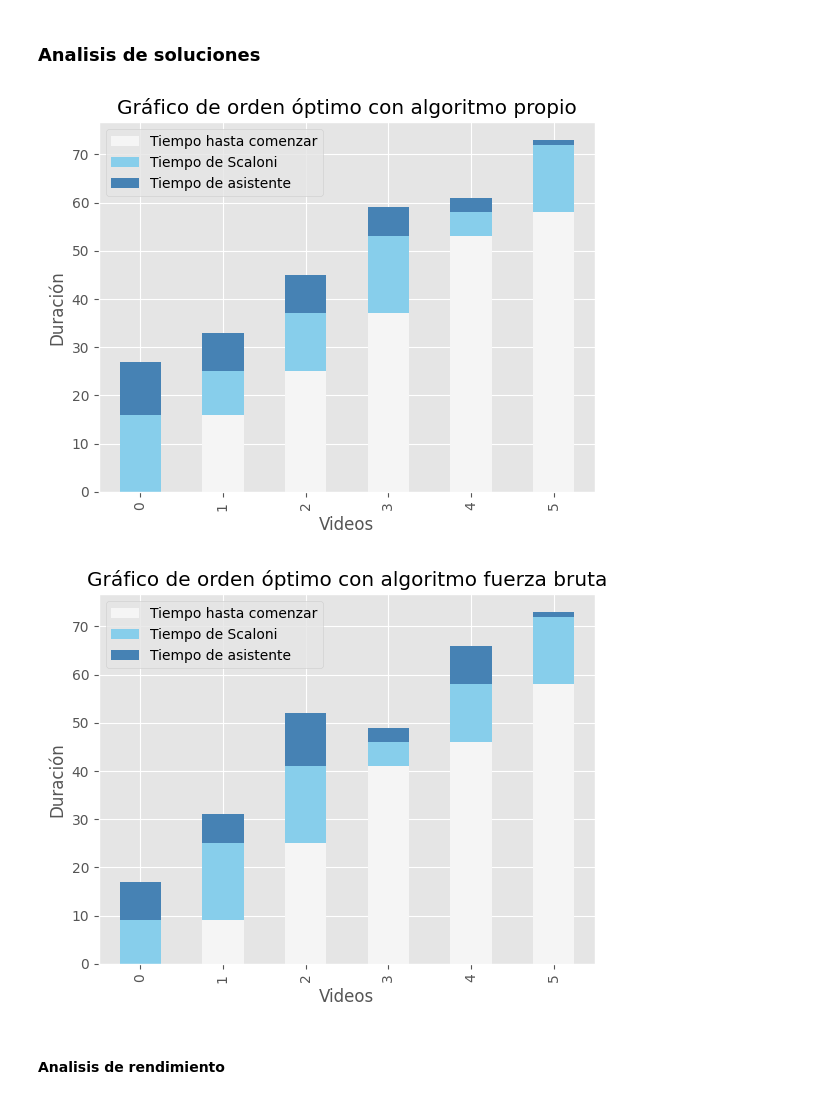
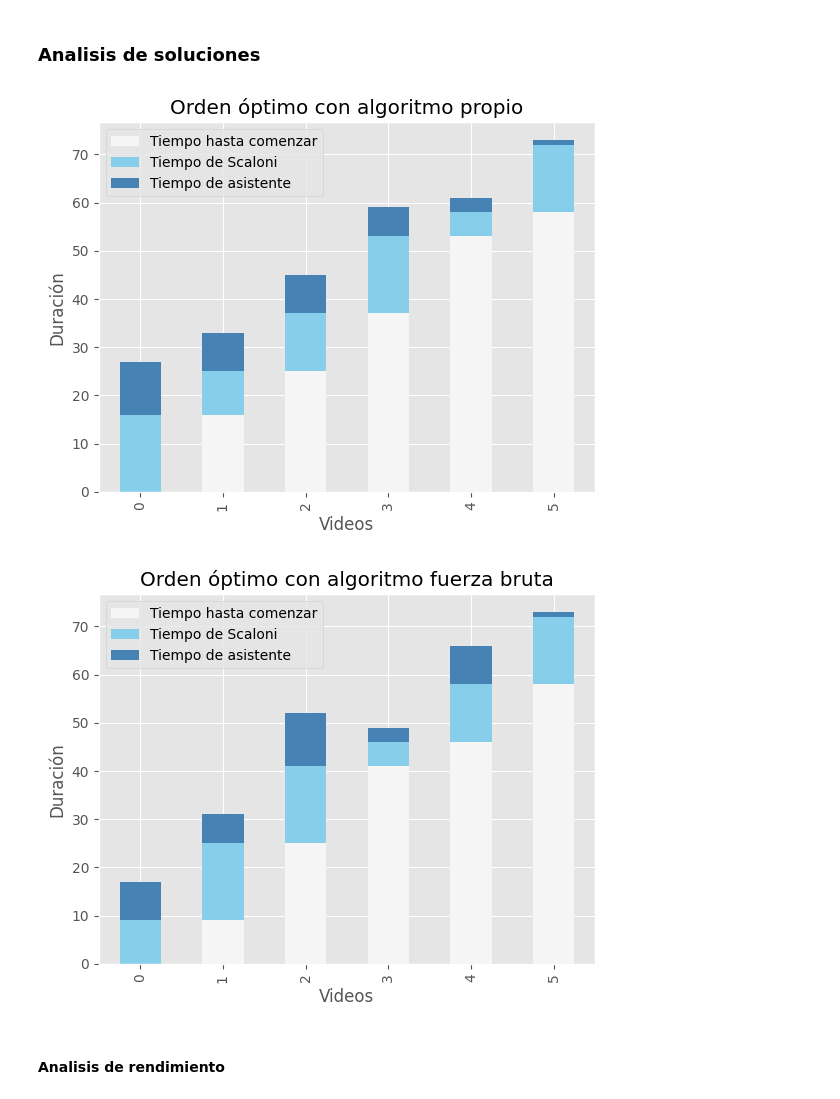
Before and after one commit to astrocinco/2c2023-TDA1-TP1, a Jupyter notebook: solutions_graphic_analisis.ipynb, the cells around one changed output. Saved outputs shown, nothing was run; the diff lists cells and outputs as text; code cells hidden in the pictures.

Commit message:
fix: changed "optimal" to "our_proposal" (3)

```diff
--- a/solutions_graphic_analisis.ipynb
+++ b/solutions_graphic_analisis.ipynb
@@ -76,13 +76,13 @@ graph.make_graph_for_different_method_durations(homemade_durations_results, "bru
 # %% [markdown]
 ### Analisis de soluciones
 # %%
-own_solution = brute_force_discrepancies[2]["our proposal"]
+own_solution = brute_force_discrepancies[2]["our_proposal"]
 brute_force_solution = brute_force_discrepancies[2]["brute_force"]
-graph.make_graph_from_analisis_order(own_solution, "Gráfico de orden óptimo con algoritmo propio")
-graph.make_graph_from_analisis_order(brute_force_solution, "Gráfico de orden óptimo con algoritmo fuerza bruta")
+graph.make_graph_from_analisis_order(own_solution, "Orden óptimo con algoritmo propio")
+graph.make_graph_from_analisis_order(brute_force_solution, "Orden óptimo con algoritmo fuerza bruta")
 # %% [output]
-[figure, old version]
+[figure, new version]
-[figure, old version]
+[figure, new version]
 # %% [markdown]
 #### Analisis de rendimiento
 # %%
```
Also changed, not shown: parts of 8 cells of this notebook, 2 other files.
